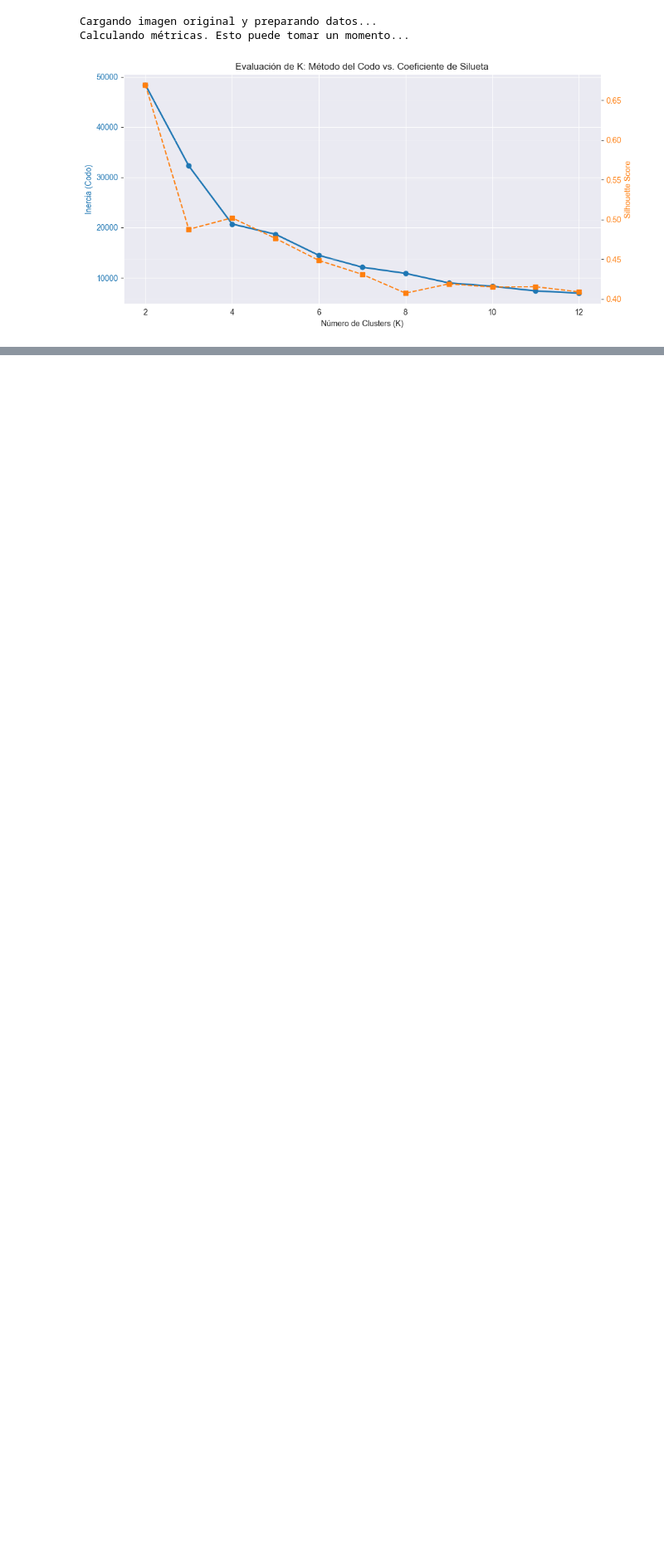
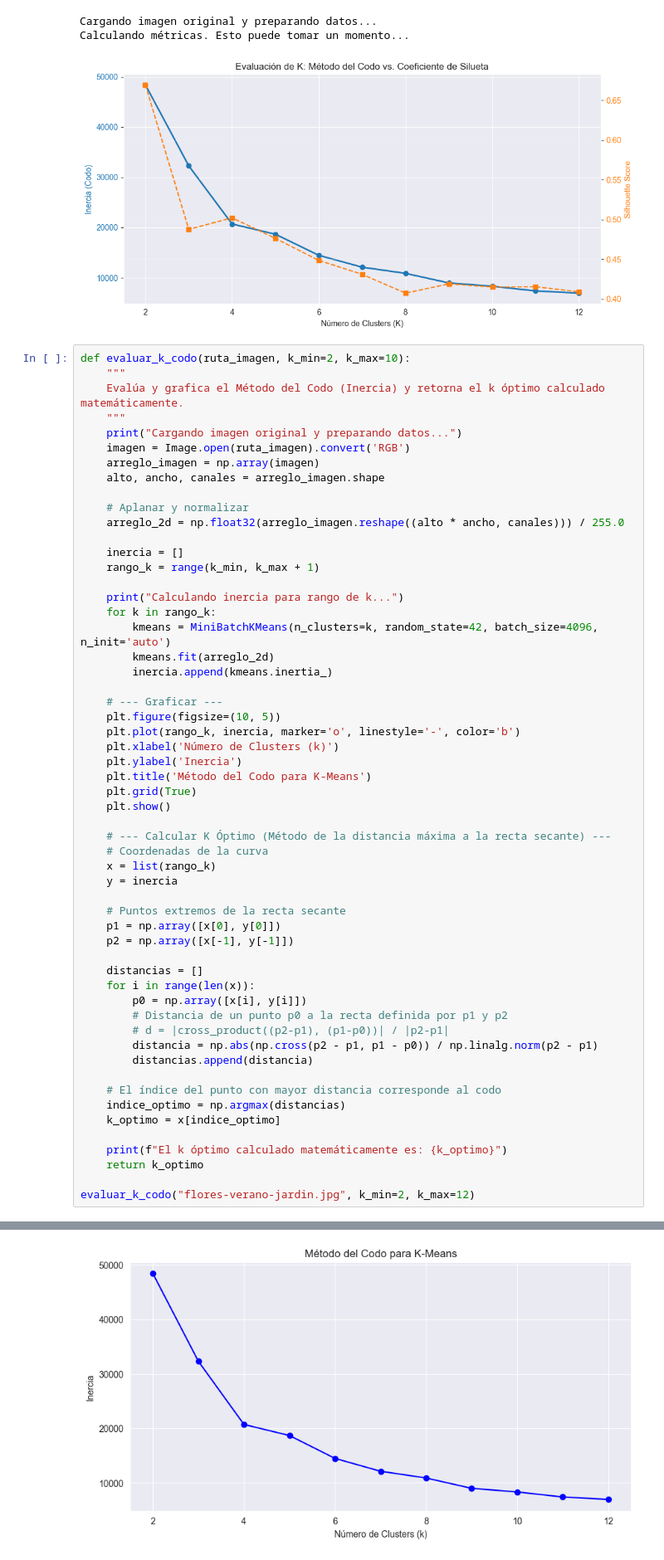
Before and after one commit to afcedielh/MachineLearningNoSupervizado, a Jupyter notebook: MLNS/Proyecto 1/ColorPalette1.2.ipynb, the cells around one changed output, grey strips where cells are left out. Shown at 83% size. Drawn from its saved outputs; the diff is of its cells as text; blank space fills up the shorter version.

```diff
--- a/MLNS/Proyecto 1/ColorPalette1.2.ipynb
+++ b/MLNS/Proyecto 1/ColorPalette1.2.ipynb
@@ -329,3 +329,60 @@ evaluar_k_codo_silueta(RUTA_IMG, k_min=2, k_max=12)
 Cargando imagen original y preparando datos...
 Calculando métricas. Esto puede tomar un momento...
 [figure]
+# %%
+def evaluar_k_codo(ruta_imagen, k_min=2, k_max=10):
+    """
+    Evalúa y grafica el Método del Codo (Inercia) y retorna el k óptimo calculado matemáticamente.
+    """
+    print("Cargando imagen original y preparando datos...")
+    imagen = Image.open(ruta_imagen).convert('RGB')
+    arreglo_imagen = np.array(imagen)
+    alto, ancho, canales = arreglo_imagen.shape
+
+    # Aplanar y normalizar
+    arreglo_2d = np.float32(arreglo_imagen.reshape((alto * ancho, canales))) / 255.0
+
+    inercia = []
+    rango_k = range(k_min, k_max + 1)
+
+    print("Calculando inercia para rango de k...")
+    for k in rango_k:
+        kmeans = MiniBatchKMeans(n_clusters=k, random_state=42, batch_size=4096, n_init='auto')
+        kmeans.fit(arreglo_2d)
+        inercia.append(kmeans.inertia_)
+
+    # --- Graficar ---
+    plt.figure(figsize=(10, 5))
+    plt.plot(rango_k, inercia, marker='o', linestyle='-', color='b')
+    plt.xlabel('Número de Clusters (k)')
+    plt.ylabel('Inercia')
+    plt.title('Método del Codo para K-Means')
+    plt.grid(True)
+    plt.show()
+
+    # --- Calcular K Óptimo (Método de la distancia máxima a la recta secante) ---
+    # Coordenadas de la curva
+    x = list(rango_k)
+    y = inercia
+
+    # Puntos extremos de la recta secante
+    p1 = np.array([x[0], y[0]])
+    p2 = np.array([x[-1], y[-1]])
+
+    distancias = []
+    for i in range(len(x)):
+        p0 = np.array([x[i], y[i]])
+        # Distancia de un punto p0 a la recta definida por p1 y p2
+        # d = |cross_product((p2-p1), (p1-p0))| / |p2-p1|
+        distancia = np.abs(np.cross(p2 - p1, p1 - p0)) / np.linalg.norm(p2 - p1)
+        distancias.append(distancia)
+
+    # El índice del punto con mayor distancia corresponde al codo
+    indice_optimo = np.argmax(distancias)
+    k_optimo = x[indice_optimo]
+
+    print(f"El k óptimo calculado matemáticamente es: {k_optimo}")
+    return k_optimo
+
+evaluar_k_codo("flores-verano-jardin.jpg", k_min=2, k_max=12)
+# %% [output]
@@ -331,0 +391 @@ Calculando métricas. Esto puede tomar un momento...
+[figure, added]
```
Also changed, not shown: parts of 1 cell of this notebook, 1 other file.
